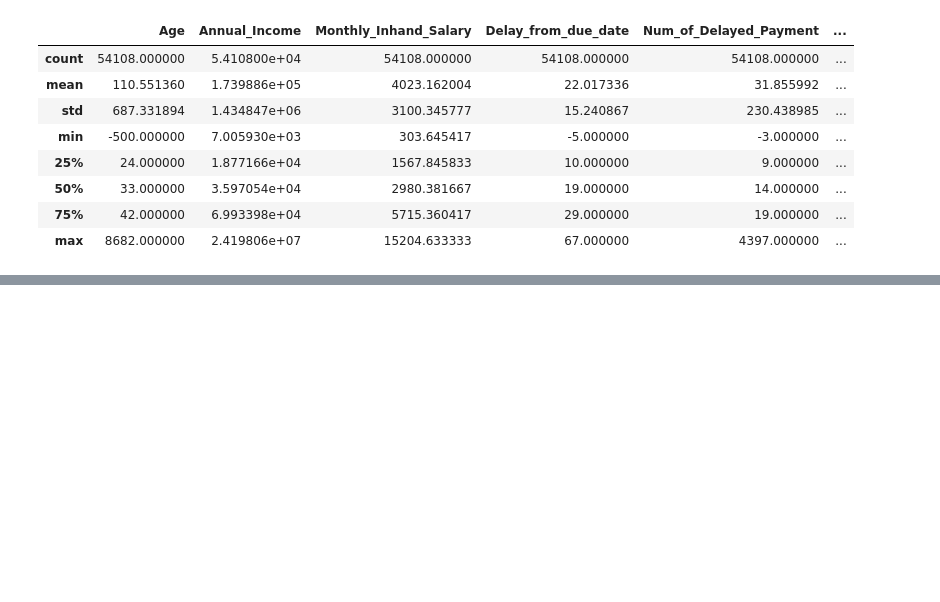
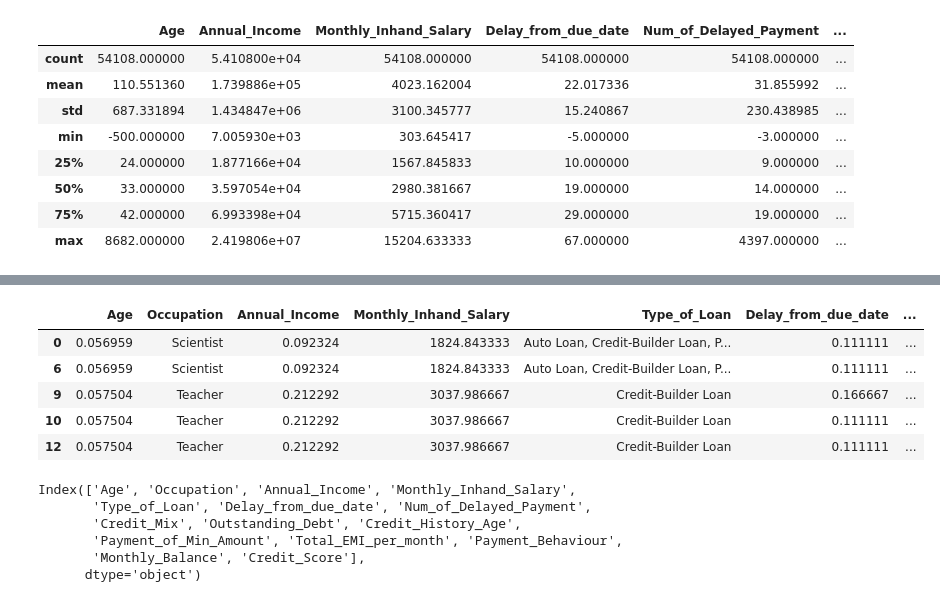
Before and after one commit to amaboh/Machine_learning_in_finance, a Jupyter notebook: Credit score/Credit score.ipynb, the cells around one changed output, grey strips where cells are left out. Saved outputs shown, nothing was run; the diff lists cells and outputs as text; code cells hidden in the pictures; blank space fills up the shorter version.

```diff
--- a/Credit score/Credit score.ipynb
+++ b/Credit score/Credit score.ipynb
@@ -368,0 +424,15 @@ plt.show()
+# %%
+scaler = MinMaxScaler()
+col_float = ['Age', 'Annual_Income','Delay_from_due_date', 'Num_of_Delayed_Payment',
+            'Outstanding_Debt','Credit_History_Age','Total_EMI_per_month','Monthly_Balance']
+
+for i in df_cleaned[col_float]:
+    df_cleaned[i] = scaler.fit_transform(df_cleaned[[i]])
+df_cleaned.head()
+# %% [output]
+|  | Age | Occupation | Annual_Income | Monthly_Inhand_Salary | Type_of_Loan | Delay_from_due_date | ... |
+| 0 | 0.056959 | Scientist | 0.092324 | 1824.843333 | Auto Loan, Credit-Builder Loan, P... | 0.111111 | ... |
+| 6 | 0.056959 | Scientist | 0.092324 | 1824.843333 | Auto Loan, Credit-Builder Loan, P... | 0.111111 | ... |
+| 9 | 0.057504 | Teacher | 0.212292 | 3037.986667 | Credit-Builder Loan | 0.166667 | ... |
+| 10 | 0.057504 | Teacher | 0.212292 | 3037.986667 | Credit-Builder Loan | 0.111111 | ... |
+| 12 | 0.057504 | Teacher | 0.212292 | 3037.986667 | Credit-Builder Loan | 0.111111 | ... |
@@ -368,0 +441,9 @@ plt.show()
+# %%
+df_cleaned.columns
+# %% [output]
+Index(['Age', 'Occupation', 'Annual_Income', 'Monthly_Inhand_Salary',
+       'Type_of_Loan', 'Delay_from_due_date', 'Num_of_Delayed_Payment',
+       'Credit_Mix', 'Outstanding_Debt', 'Credit_History_Age',
+       'Payment_of_Min_Amount', 'Total_EMI_per_month', 'Payment_Behaviour',
+       'Monthly_Balance', 'Credit_Score'],
+      dtype='object')
```
Also changed, not shown: parts of 15 cells of this notebook.
